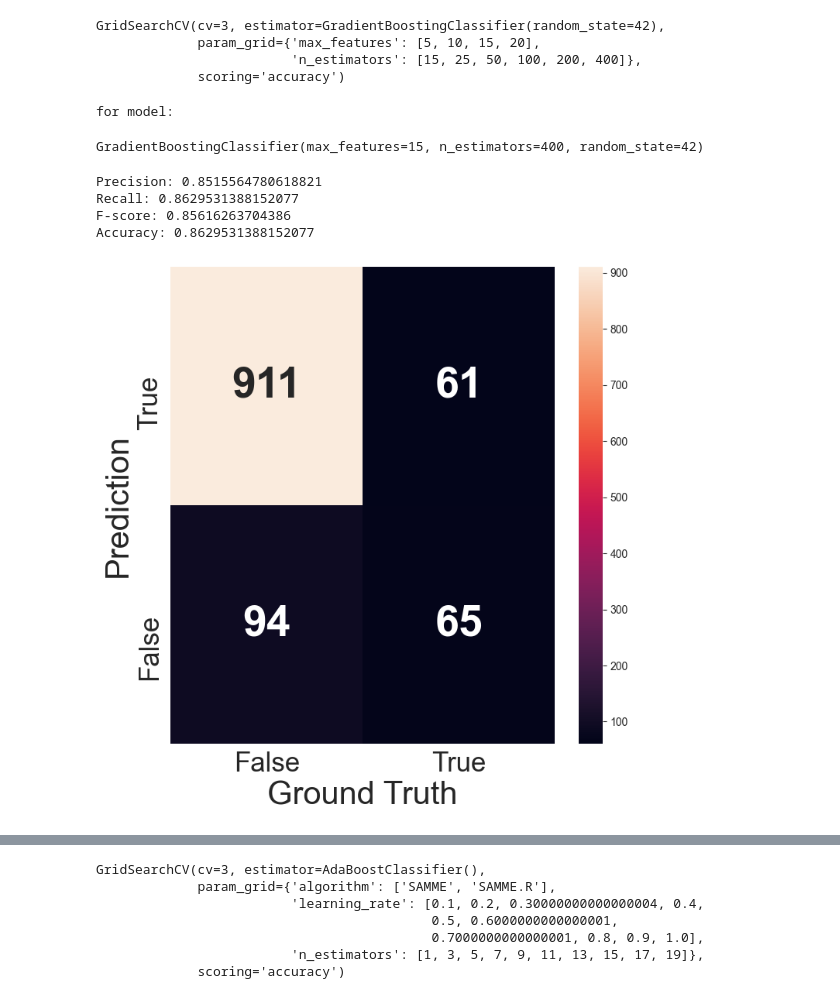
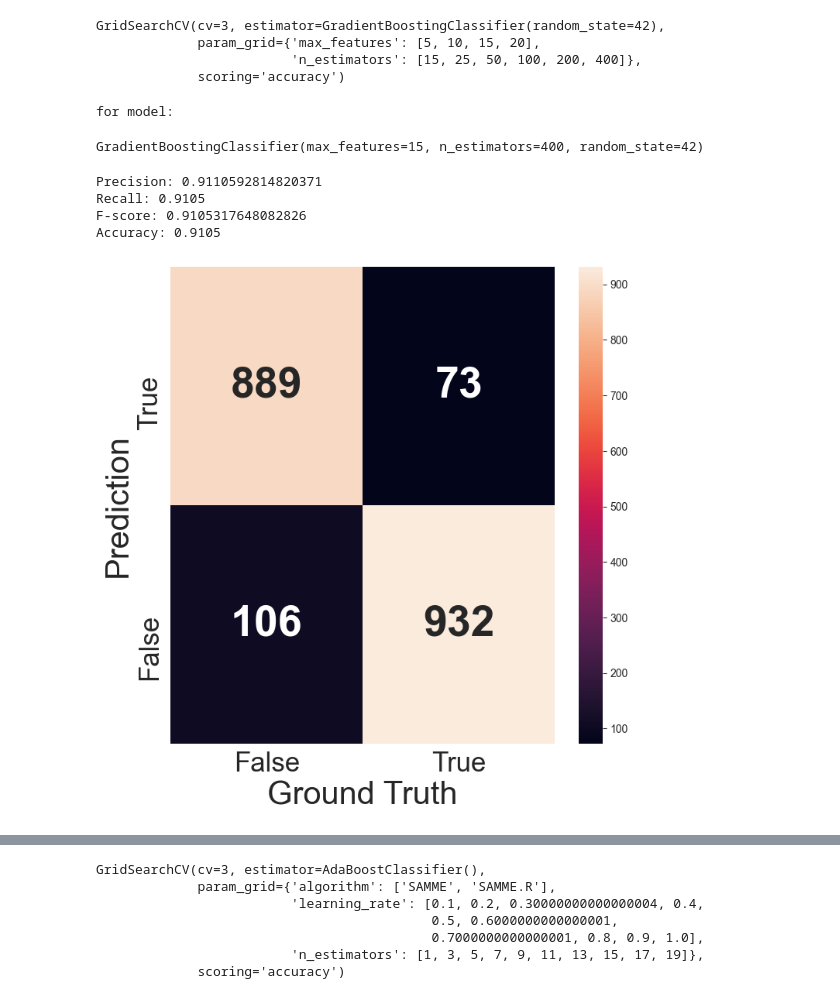
Before and after one commit to File500/Evolucijsko_BOOSTING, a Jupyter notebook: Evolucijsko_project.ipynb, the cells around one changed output, grey strips where cells are left out. Cells and saved outputs as stored; diff of their text form; code cells hidden in the pictures.

```diff
--- a/Evolucijsko_project.ipynb
+++ b/Evolucijsko_project.ipynb
@@ -301,0 +291,3 @@ print(X_smo.shape, y_smo.shape)
+# %%
+X_smo, y_smo = SMOTE(random_state=42).fit_resample(X,y)
+y_smo.value_counts().plot(kind='bar', color=['red', 'green'])
@@ -302,3 +297,5 @@ print(X_smo.shape, y_smo.shape)
+# %%
+X_train, X_test, y_train, y_test = train_test_split(X_smo, y_smo)
 # %% [markdown]
 `get_scores()` function is a helper function that we can use to easily 'grade' predictions from different models. This function plots confusion matrix for each model to visualise predictions compared to actual target values.
 # %%
@@ -321,3 +318,12 @@ def get_scores(p,t, model):
 Before we implement various models it is important to consider that we are not looking specifically for only accuracy rather we aim to balance precision and recall and try to get their respective best values.
 # %% [markdown]
 # BOOSTING for classification
+# %%
+HGBC = HistGradientBoostingClassifier(random_state=42)
+
+param_grid = {'max_leaf_nodes': np.arange(10,30,5),
+          'max_depth': [10,20,30,40],
+          'learning_rate': [0.1,0.2,0.3,0.4,0.5]}
+
+search = GridSearchCV(estimator=HGBC, param_grid=param_grid,scoring="accuracy",cv=3)
+search.fit(X_train, y_train)
@@ -328,24 +353,24 @@ param_grid = {'max_features': [5, 10, 15, 20],
               'n_estimators': [15, 25, 50, 100, 200, 400]}
 
 search = GridSearchCV(estimator=GBC, param_grid=param_grid,scoring="accuracy",cv=3)
-search.fit(X_smo, y_smo)
+search.fit(X_train, y_train)
 # %% [output]
 GridSearchCV(cv=3, estimator=GradientBoostingClassifier(random_state=42),
              param_grid={'max_features': [5, 10, 15, 20],
                          'n_estimators': [15, 25, 50, 100, 200, 400]},
              scoring='accuracy')
 # %%
-best = search.best_estimator_
-pred = best.predict(X_test)
-get_scores(pred,y_test,best)
+best2 = search.best_estimator_
+pred = best2.predict(X_test)
+get_scores(pred,y_test,best2)
 # %% [output]
 for model:
 GradientBoostingClassifier(max_features=15, n_estimators=400, random_state=42)
-Precision: 0.8515564780618821
-Recall: 0.8629531388152077
-F-score: 0.85616263704386
-Accuracy: 0.8629531388152077
+Precision: 0.9110592814820371
+Recall: 0.9105
+F-score: 0.9105317648082826
+Accuracy: 0.9105
-[figure, old version]
+[figure, new version]
 # %%
 xgc_cv = XGBClassifier(objective='binary:logistic',random_state=42)
 
```
Also changed, not shown: parts of 16 cells of this notebook.
